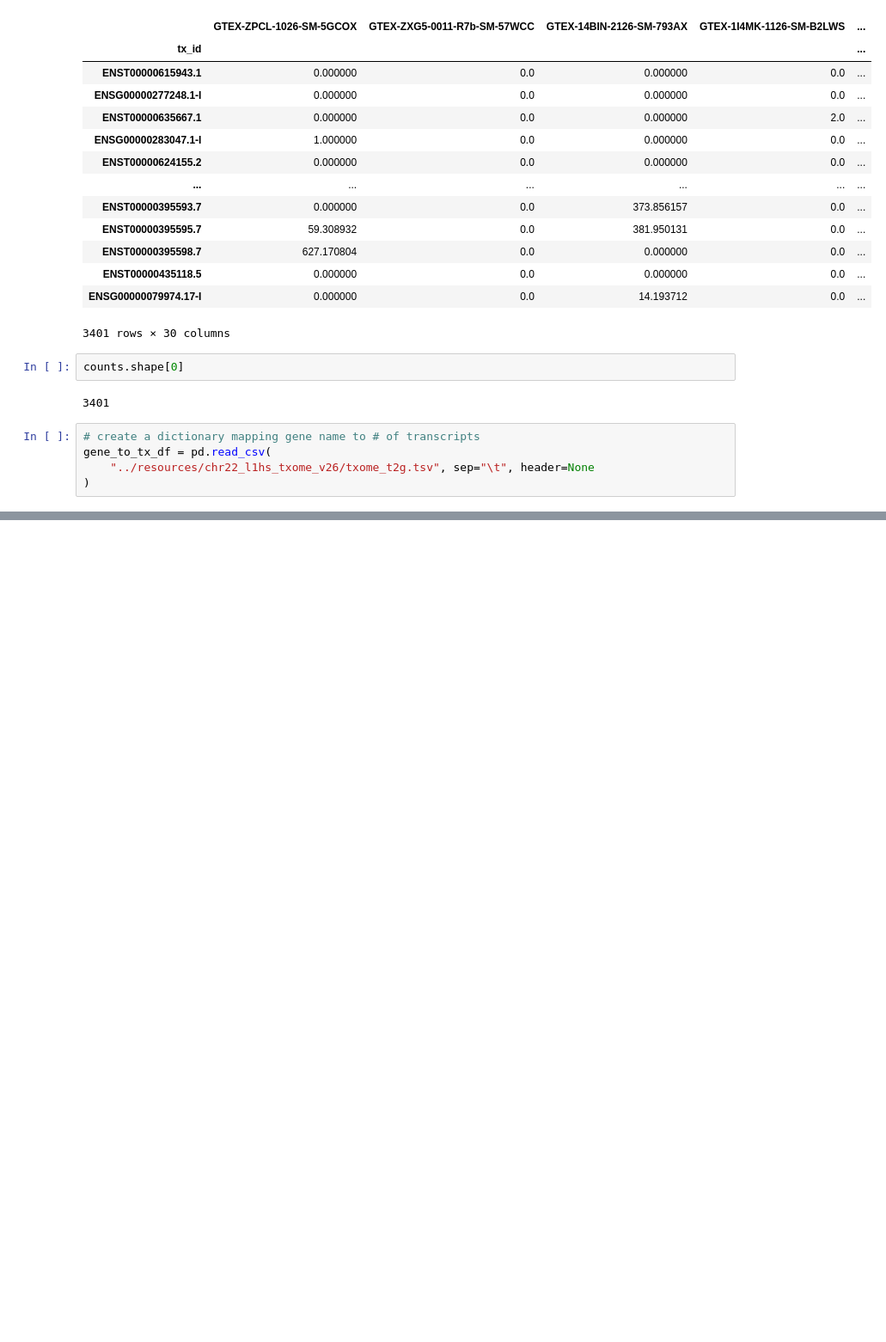
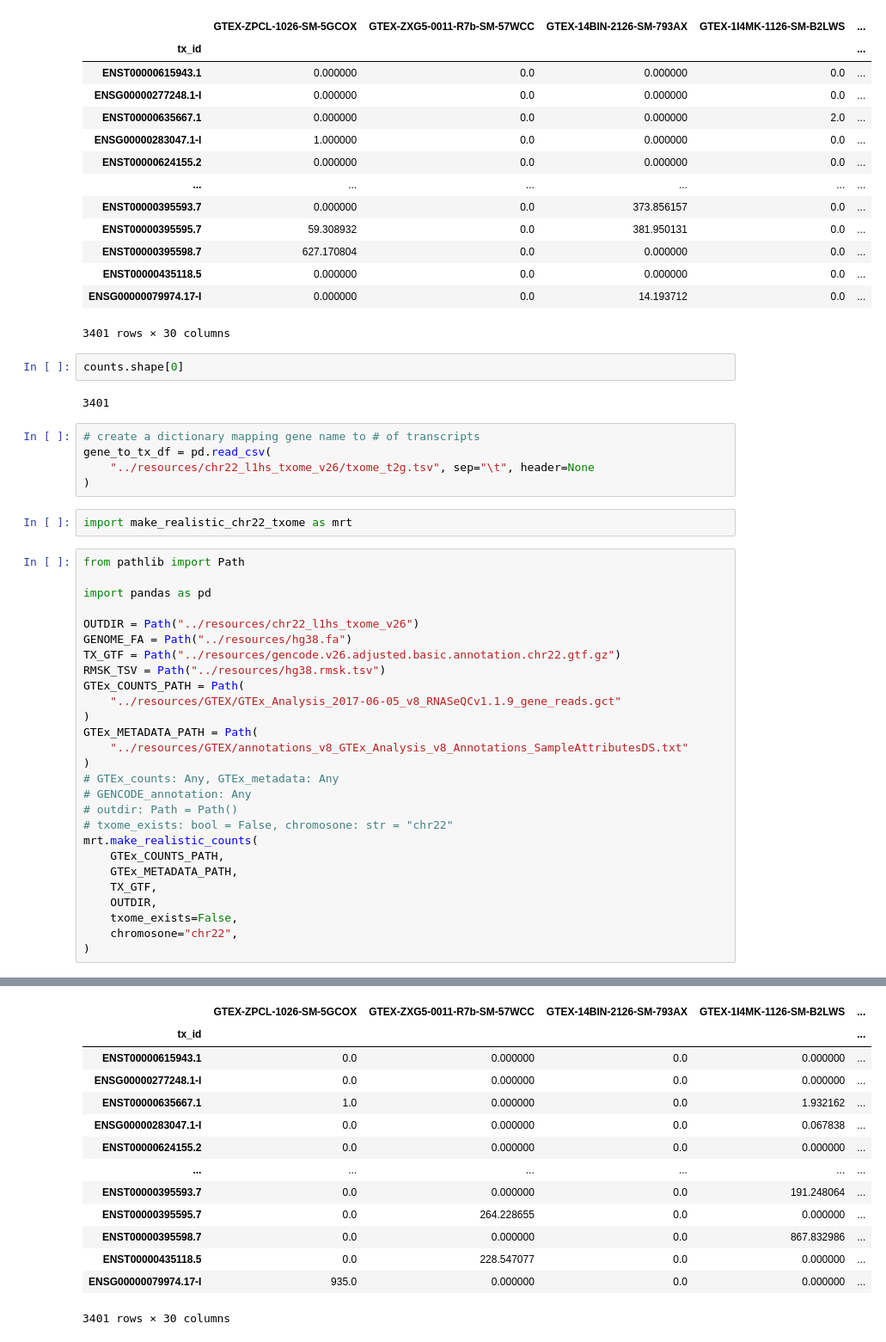
Before and after one commit to gage-lab/bulk_te_bench, a Jupyter notebook: analysis/GTEx_analysis.ipynb, the cells around one changed output, grey strips where cells are left out. Shown at 86% size. Saved outputs shown, nothing was run; the diff lists cells and outputs as text; blank space fills up the shorter version.

```diff
--- a/analysis/GTEx_analysis.ipynb
+++ b/analysis/GTEx_analysis.ipynb
@@ -559,3 +559,33 @@ counts.shape[0]
 gene_to_tx_df = pd.read_csv(
     "../resources/chr22_l1hs_txome_v26/txome_t2g.tsv", sep="\t", header=None
 )
+# %%
+import make_realistic_chr22_txome as mrt
+# %%
+from pathlib import Path
+
+import pandas as pd
+
+OUTDIR = Path("../resources/chr22_l1hs_txome_v26")
+GENOME_FA = Path("../resources/hg38.fa")
+TX_GTF = Path("../resources/gencode.v26.adjusted.basic.annotation.chr22.gtf.gz")
+RMSK_TSV = Path("../resources/hg38.rmsk.tsv")
+GTEx_COUNTS_PATH = Path(
+    "../resources/GTEX/GTEx_Analysis_2017-06-05_v8_RNASeQCv1.1.9_gene_reads.gct"
+)
+GTEx_METADATA_PATH = Path(
+    "../resources/GTEX/annotations_v8_GTEx_Analysis_v8_Annotations_SampleAttributesDS.txt"
+)
+# GTEx_counts: Any, GTEx_metadata: Any
+# GENCODE_annotation: Any
+# outdir: Path = Path()
+# txome_exists: bool = False, chromosone: str = "chr22"
+mrt.make_realistic_counts(
+    GTEx_COUNTS_PATH,
+    GTEx_METADATA_PATH,
+    TX_GTF,
+    OUTDIR,
+    txome_exists=False,
+    chromosone="chr22",
+)
+# %% [output]
@@ -561,0 +601,14 @@ gene_to_tx_df = pd.read_csv(
+|  | GTEX-ZPCL-1026-SM-5GCOX | GTEX-ZXG5-0011-R7b-SM-57WCC | GTEX-14BIN-2126-SM-793AX | GTEX-1I4MK-1126-SM-B2LWS | ... |
+| tx_id |  |  |  |  | ... |
+| ENST00000615943.1 | 0.0 | 0.000000 | 0.0 | 0.000000 | ... |
+| ENSG00000277248.1-I | 0.0 | 0.000000 | 0.0 | 0.000000 | ... |
+| ENST00000635667.1 | 1.0 | 0.000000 | 0.0 | 1.932162 | ... |
+| ENSG00000283047.1-I | 0.0 | 0.000000 | 0.0 | 0.067838 | ... |
+| ENST00000624155.2 | 0.0 | 0.000000 | 0.0 | 0.000000 | ... |
+| ... | ... | ... | ... | ... | ... |
+| ENST00000395593.7 | 0.0 | 0.000000 | 0.0 | 191.248064 | ... |
+| ENST00000395595.7 | 0.0 | 264.228655 | 0.0 | 0.000000 | ... |
+| ENST00000395598.7 | 0.0 | 0.000000 | 0.0 | 867.832986 | ... |
+| ENST00000435118.5 | 0.0 | 228.547077 | 0.0 | 0.000000 | ... |
+| ENSG00000079974.17-I | 935.0 | 0.000000 | 0.0 | 0.000000 | ... |
+3401 rows × 30 columns
```
Also changed, not shown: parts of 1 cell of this notebook, 1 other file.
